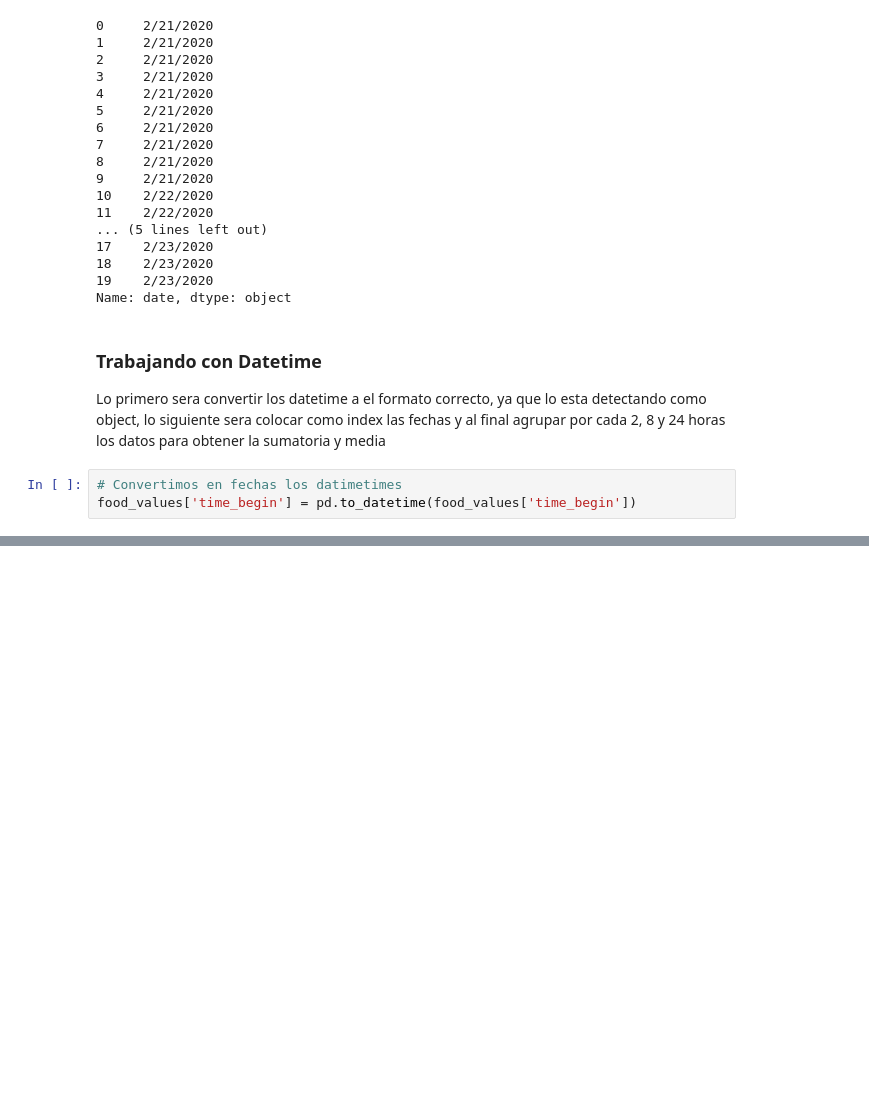
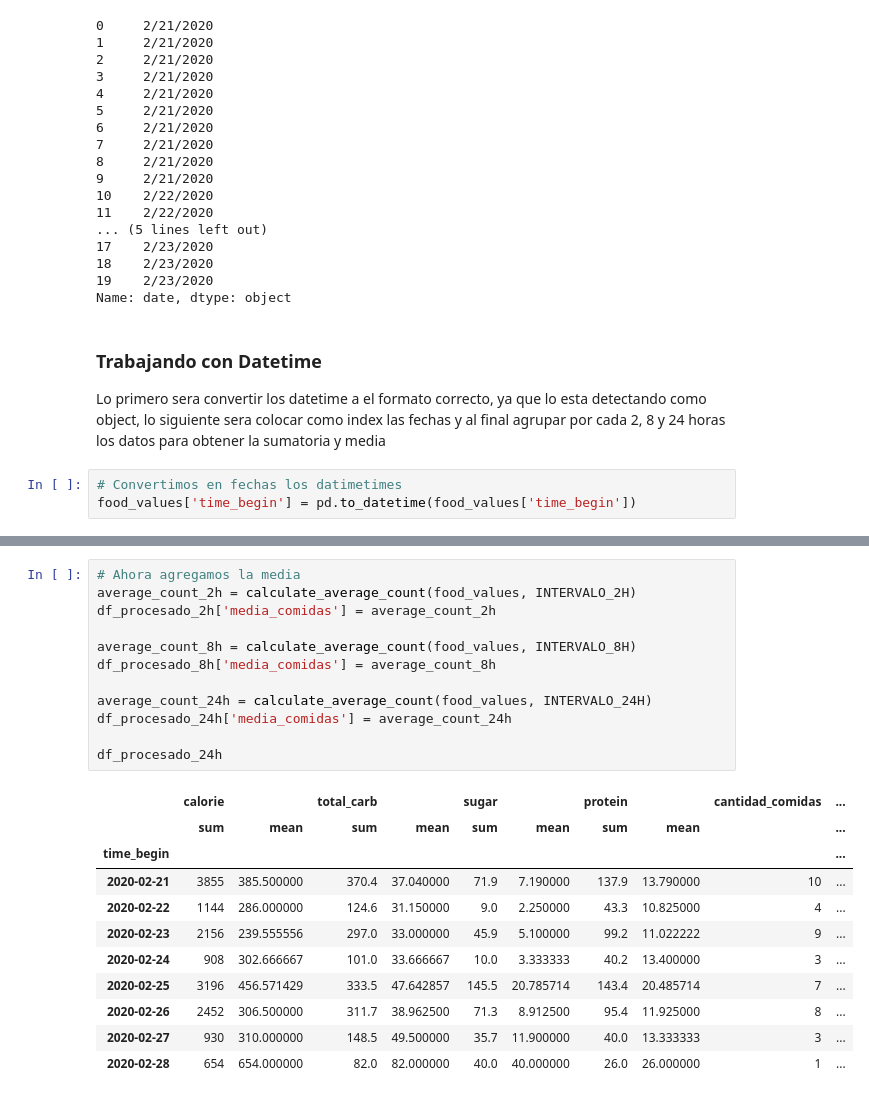
Before and after one commit to Alpha004/PreTesisMasterRepo, a Jupyter notebook: Food/Food_analyzier.ipynb, the cells around one changed output, grey strips where cells are left out. Cells and saved outputs as stored; diff of their text form; blank space fills up the shorter version.

```diff
--- a/Food/Food_analyzier.ipynb
+++ b/Food/Food_analyzier.ipynb
@@ -190,0 +196,24 @@ Index(['mean', 'median', 'max', 'min', 'std'], dtype='object')
+# %%
+# Ahora agregamos la media
+average_count_2h = calculate_average_count(food_values, INTERVALO_2H)
+df_procesado_2h['media_comidas'] = average_count_2h
+
+average_count_8h = calculate_average_count(food_values, INTERVALO_8H)
+df_procesado_8h['media_comidas'] = average_count_8h
+
+average_count_24h = calculate_average_count(food_values, INTERVALO_24H)
+df_procesado_24h['media_comidas'] = average_count_24h
+
+df_procesado_24h
+# %% [output]
+|  | calorie |  | total_carb |  | sugar |  | protein |  | cantidad_comidas | ... |
+|  | sum | mean | sum | mean | sum | mean | sum | mean |  | ... |
+| time_begin |  |  |  |  |  |  |  |  |  | ... |
+| 2020-02-21 | 3855 | 385.500000 | 370.4 | 37.040000 | 71.9 | 7.190000 | 137.9 | 13.790000 | 10 | ... |
+| 2020-02-22 | 1144 | 286.000000 | 124.6 | 31.150000 | 9.0 | 2.250000 | 43.3 | 10.825000 | 4 | ... |
+| 2020-02-23 | 2156 | 239.555556 | 297.0 | 33.000000 | 45.9 | 5.100000 | 99.2 | 11.022222 | 9 | ... |
+| 2020-02-24 | 908 | 302.666667 | 101.0 | 33.666667 | 10.0 | 3.333333 | 40.2 | 13.400000 | 3 | ... |
+| 2020-02-25 | 3196 | 456.571429 | 333.5 | 47.642857 | 145.5 | 20.785714 | 143.4 | 20.485714 | 7 | ... |
+| 2020-02-26 | 2452 | 306.500000 | 311.7 | 38.962500 | 71.3 | 8.912500 | 95.4 | 11.925000 | 8 | ... |
+| 2020-02-27 | 930 | 310.000000 | 148.5 | 49.500000 | 35.7 | 11.900000 | 40.0 | 13.333333 | 3 | ... |
+| 2020-02-28 | 654 | 654.000000 | 82.0 | 82.000000 | 40.0 | 40.000000 | 26.0 | 26.000000 | 1 | ... |
```
Also changed, not shown: parts of 26 cells of this notebook, 1 other file.
